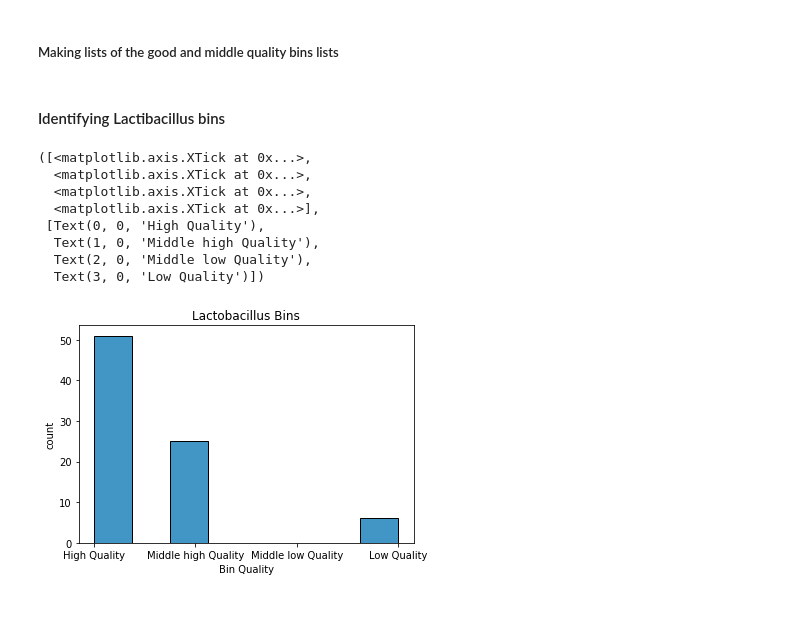
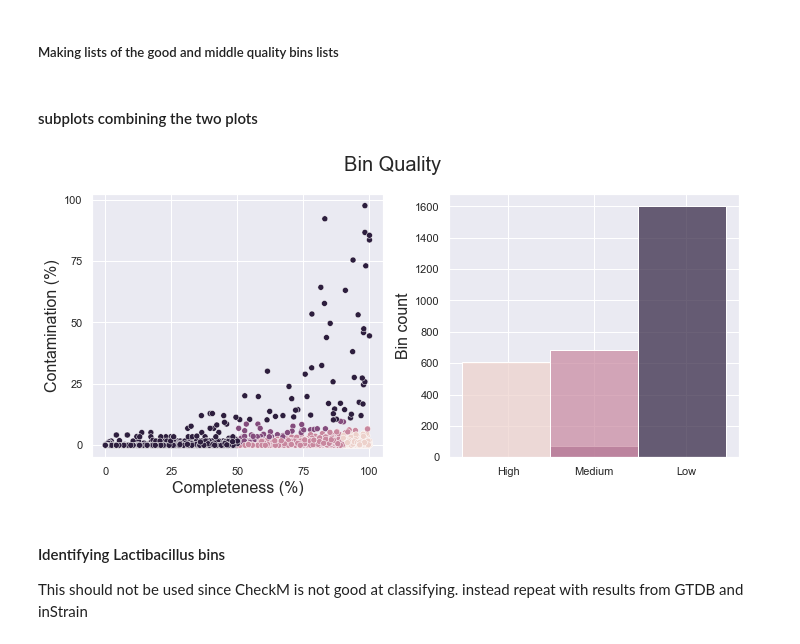
Before and after one commit to m3j/thesis_code, a Jupyter notebook: CheckM_plot.ipynb, the cells around one changed output. Saved outputs shown, nothing was run; the diff lists cells and outputs as text; code cells hidden in the pictures; blank space fills up the shorter version.

```diff
--- a/CheckM_plot.ipynb
+++ b/CheckM_plot.ipynb
@@ -209,30 +242,53 @@ plt.xticks(np.arange(0, 3, 1))
 # df_HighQ["Bin_Id"].to_csv("highQ_bins", index=False)
 # %%
 # df_HighMiddleQ["Bin_Id"].to_csv("high_middle_Q_bins", index=False)
+# %% [markdown]
+#### subplots combining the two plots
+# %%
+sns.set()
+fig, axes = plt.subplots(1, 2, figsize=(10,5))
+fig.suptitle('Bin Quality', fontsize=20)
+# axes[0].set_title('Title of the first chart')
+# axes[1].set_title('title2')
+
+sns.scatterplot(ax=axes[0],
+                data = df_cont_below_100,
+                x = df_cont_below_100.Completeness,
+                y = df_cont_below_100.Contamination,
+                hue = df.bin_class,
+               legend = False)
+
+axes[0].set_xlabel('Completeness (%)', fontsize=16)
+axes[0].set_ylabel('Contamination (%)', fontsize=16)
+axes[0].set_xticks(np.arange(0, 101, 25))
+axes[0].set_yticks(np.arange(0, 101, 25))
+
+sns.histplot(ax=axes[1],
+             data = df,
+             x = "class_3",
+             hue = "bin_class",
+             alpha = 0.7,
+             bins = 3,
+             color = sns.color_palette("colorblind"),
+             legend = False
+             )
+
+axes[1].set_xlabel('')
+axes[1].set_ylabel('Bin count', fontsize=16)
+labels = ['High', 'Medium', 'Low']
+# axes[1].set_xticks(np.arange(0, 3, 1))
+axes[1].set_xticks([0.35,1,1.7])
+# axes[1].set(xticks= (0.5, 1, 1.5), ticklabels=labels)
+
+axes[1].set_xticklabels(labels = ['High', 'Medium', 'Low'])
+# axes[1].xticks(np.arange(3), ['High Quality', 'Medium Quality', 'Low Quality'])
+
+plt.tight_layout()
+# %% [output]
+[figure, added]
 # %% [markdown]
 #### Identifying Lactibacillus bins
+This should not be used since CheckM is not good at classifying. instead repeat with results from GTDB and inStrain
 # %%
 # df.loc[df["Marker_lineage"] == 0]
 df_lactobacillus = df[df['Marker_lineage'].str.contains("Lactobacillus")]
-# %%
-color_blind = sns.color_palette("colorblind", 4)
-color_b = np.array(color_blind)
-sns.histplot(df_lactobacillus.bin_class)
-
-plt.xticks(np.arange(0, 4, 1))
-plt.xlabel('Bin Quality')
-plt.ylabel('count')
-plt.title('Lactobacillus Bins')
-
-plt.xticks(np.arange(4), ['High Quality', 'Middle high Quality','Middle low Quality', 'Low Quality'])
-# ax.set_xlabels(['High Quality', 'Middle high Quality','Middle low Quality', 'Low Quality'])
-# %% [output]
-([<matplotlib.axis.XTick at 0x...>,
-  <matplotlib.axis.XTick at 0x...>,
-  <matplotlib.axis.XTick at 0x...>,
-  <matplotlib.axis.XTick at 0x...>],
- [Text(0, 0, 'High Quality'),
-  Text(1, 0, 'Middle high Quality'),
-  Text(2, 0, 'Middle low Quality'),
-  Text(3, 0, 'Low Quality')])
-[figure, removed]
```
Also changed, not shown: parts of 15 cells of this notebook, 18 other files.
